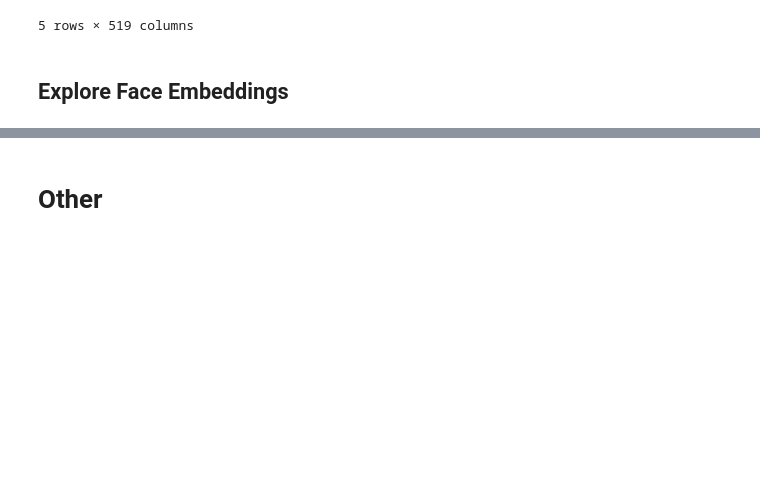
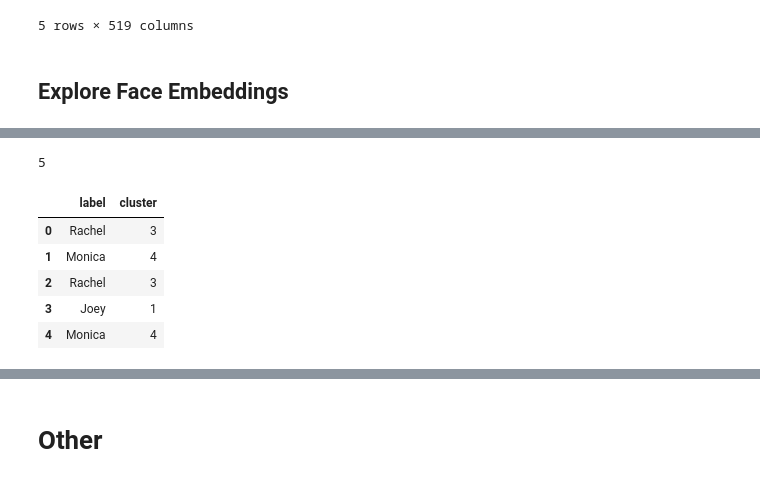
Before and after one commit to sievertsm/face-grouping, a Jupyter notebook: FaceDetection-facenet.ipynb, the cells around one changed output, grey strips where cells are left out. Saved outputs shown, nothing was run; the diff lists cells and outputs as text; code cells hidden in the pictures; blank space fills up the shorter version.

```diff
--- a/FaceDetection-facenet.ipynb
+++ b/FaceDetection-facenet.ipynb
@@ -139,0 +202,15 @@ df_all.head()
+# %%
+kneedle.knee
+# %% [output]
+5
+# %%
+df_clust = pd.DataFrame({"label": y_train, "cluster": clust_train})
+df_clust = df_clust[df_clust["cluster"]>=0]
+df_clust.head()
+# %% [output]
+|  | label | cluster |
+| 0 | Rachel | 3 |
+| 1 | Monica | 4 |
+| 2 | Rachel | 3 |
+| 3 | Joey | 1 |
+| 4 | Monica | 4 |
```
Also changed, not shown: parts of 8 cells of this notebook.
